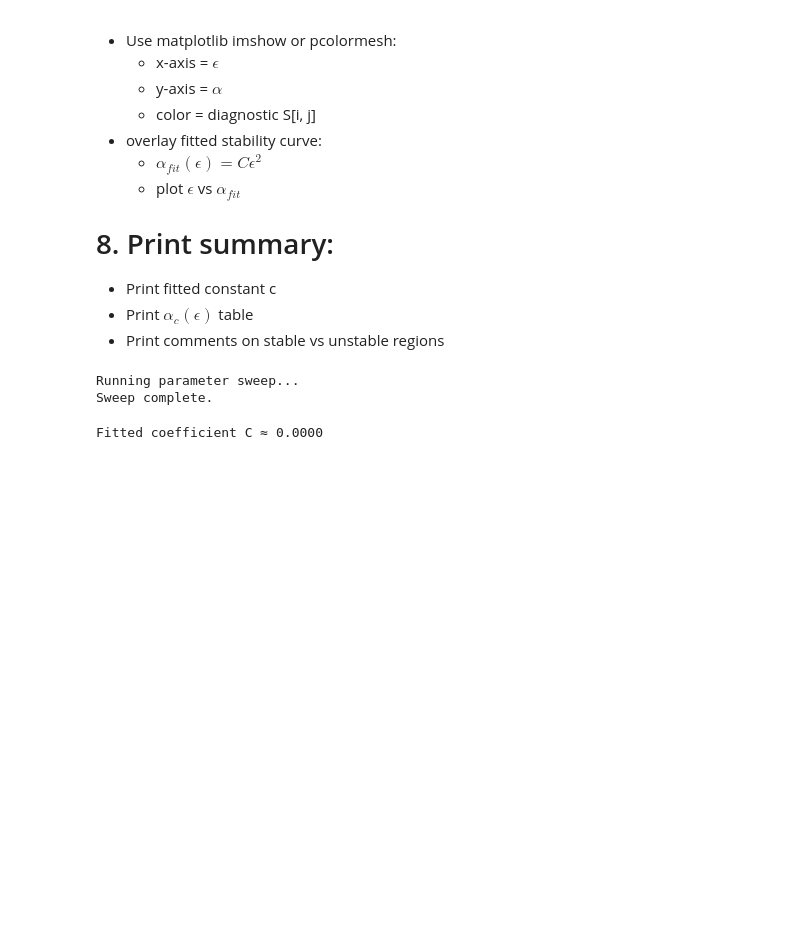
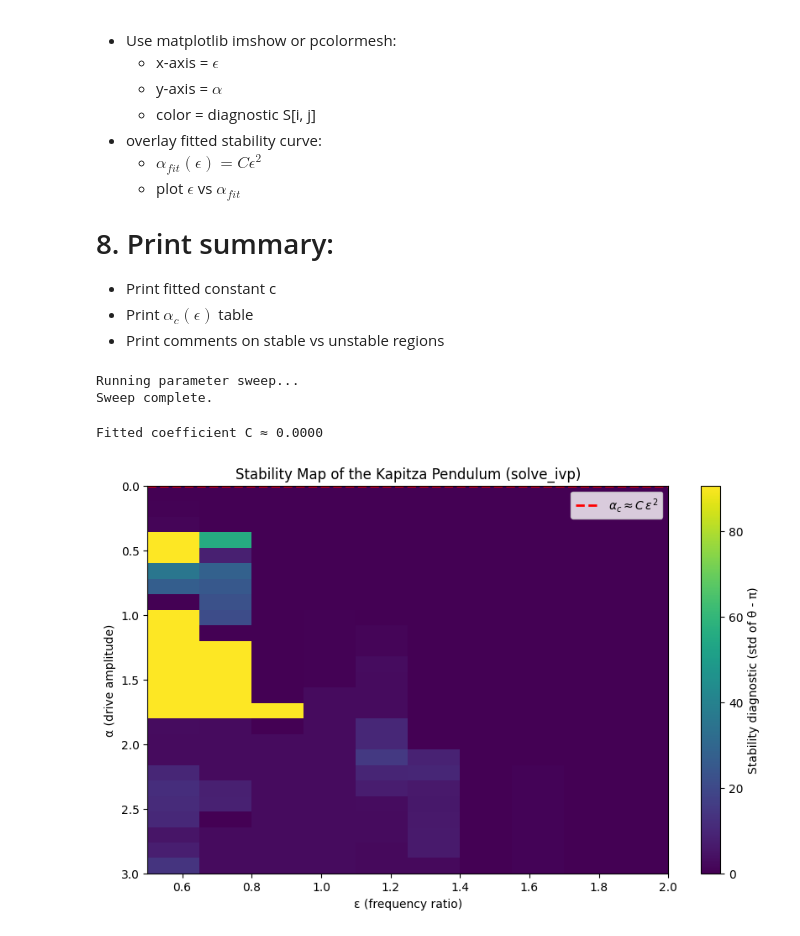
Before and after one commit to IntroComputationalPhysics-UNT/kapitza-pendulum-firebats2000, a Jupyter notebook: kapitza_pendulum.ipynb, the cells around one changed output. Cells and saved outputs as stored; diff of their text form; code cells hidden in the pictures; blank space fills up the shorter version.

```diff
--- a/kapitza_pendulum.ipynb
+++ b/kapitza_pendulum.ipynb
@@ -143,3 +143,28 @@ C_fit = np.mean(alpha_c[mask] / (eps_vals[mask]**2))
 print(f"Fitted coefficient C ≈ {C_fit:.4f}")
 # %% [output]
 Fitted coefficient C ≈ 0.0000
+# %%
+# 2D stability map
+
+plt.figure(figsize=(10,6))
+plt.imshow(S,
+           extent=[eps_vals.min(), eps_vals.max(),
+                   alpha_vals.max(), alpha_vals.min()],
+           aspect='auto',
+           cmap='viridis')
+plt.colorbar(label="Stability diagnostic (std of θ - π)")
+
+plt.xlabel("ε (frequency ratio)")
+plt.ylabel("α (drive amplitude)")
+plt.title("Stability Map of the Kapitza Pendulum (solve_ivp)")
+
+# Overlay fitted α_c curve
+eps_curve = np.linspace(eps_vals.min(), eps_vals.max(), 200)
+alpha_curve = C_fit * eps_curve**2
+
+plt.plot(eps_curve, alpha_curve, 'r--', lw=2, label=r"$\alpha_c \approx C\,\epsilon^2$")
+plt.legend()
+
+plt.show()
+# %% [output]
+[figure, added]
```
Also changed, not shown: parts of 1 cell of this notebook.
